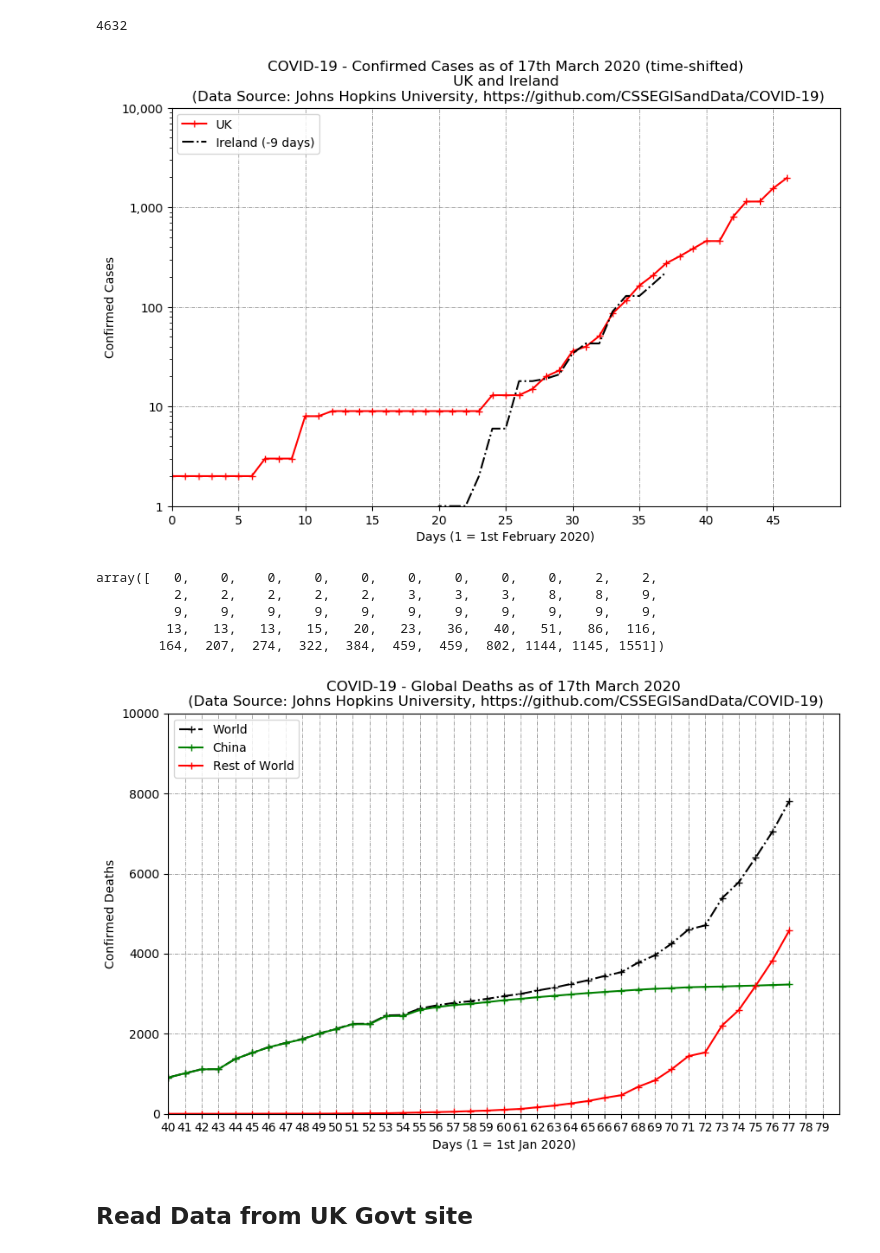
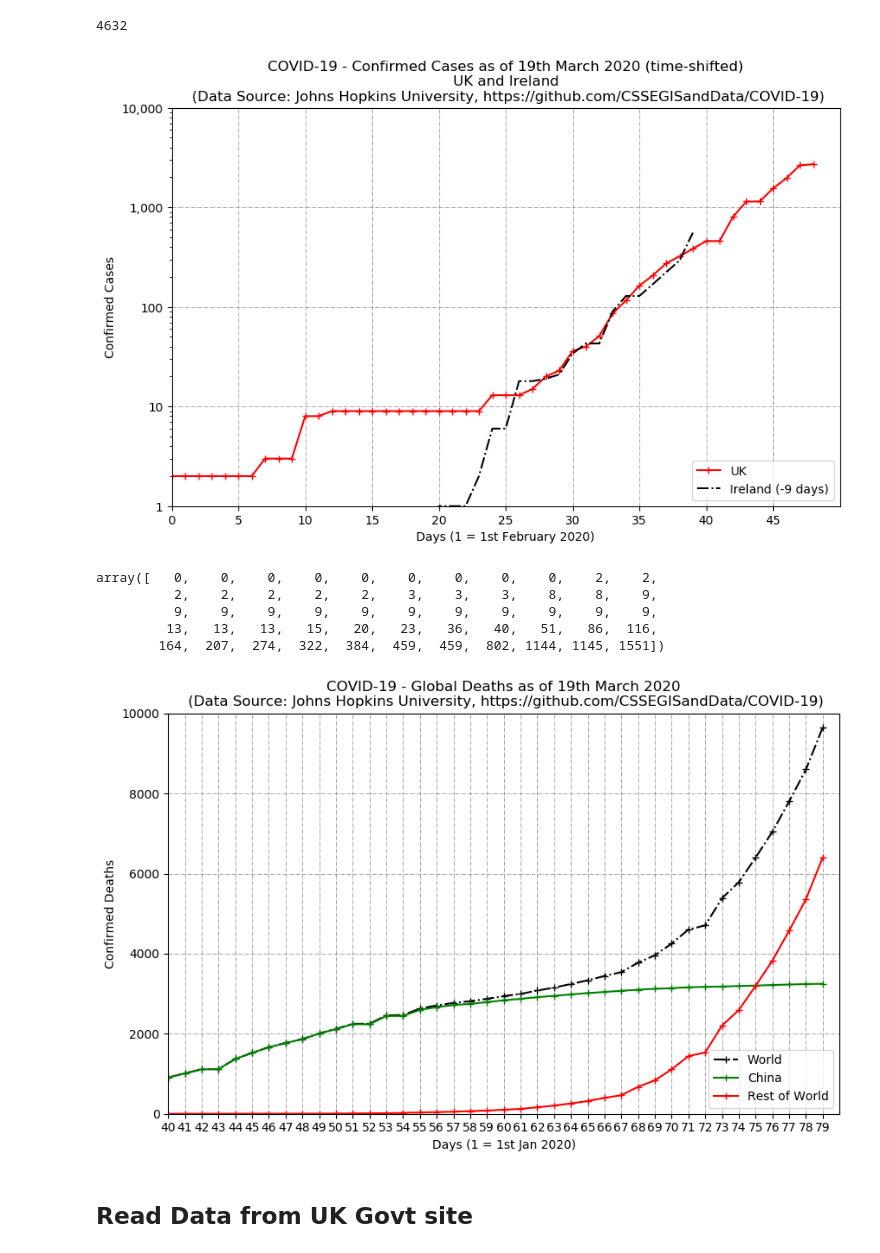
Before and after one commit to hywelowen/coronavirusgraphs, a Jupyter notebook: coronavirus.ipynb, the cells around one changed output. Cells and saved outputs as stored; diff of their text form; code cells hidden in the pictures.

```diff
--- a/coronavirus.ipynb
+++ b/coronavirus.ipynb
@@ -423,10 +423,10 @@ plt.xlabel('Days (1 = 1st February 2020)')
 plt.ylabel('Confirmed Cases')
 #plt.legend(['Italy (-12dy)','Germany (-4dy)','France (-4dy)','USA (-2dy)','S. Korea (-15dy)','China (-48dy)','Iran (-10dy)','India (+2dy)','United Kingdom'])
 plt.legend(['UK', 'Ireland (-9 days)'])
-plt.title('COVID-19 - Confirmed Cases as of 17th March 2020 (time-shifted)\nUK and Ireland\n (Data Source: Johns Hopkins University, https://github.com/CSSEGISandData/COVID-19)')
+plt.title('COVID-19 - Confirmed Cases as of 19th March 2020 (time-shifted)\nUK and Ireland\n (Data Source: Johns Hopkins University, https://github.com/CSSEGISandData/COVID-19)')
 plt.savefig("coronaviruscases_ukireland.png")
 # %% [output]
-[figure, old version]
+[figure, new version]
 # %%
 np.array(df_cases_uk)
 # %% [output]
@@ -449,35 +449,35 @@ plt.plot(covid_death_days,np.array(df_deaths_world)-np.array(df_deaths_china),'r
 #plt.plot(covid_death_days,df_deaths_india,'k-')
 #plt.plot(covid_death_days,df_deaths_spain,'k-')
 #plt.plot(covid_death_days,df_deaths_iran,'k-')
 #plt.plot(covid_death_days,df_deaths_switzerland,'k-')
 #plt.plot(covid_death_days,df_deaths_southafrica,'k-')
 #plt.plot(covid_death_days,df_deaths_czechrepublic,'k-')
 #plt.plot(covid_death_days,df_deaths_uk,'k-')
 #plt.plot(covid_death_days,df_deaths_australia,'k-')
 #plt.plot(covid_death_days,df_deaths_hongkong,'k-')
 #plt.plot(covid_death_days,df_deaths_sweden,'k-')
 #plt.plot(covid_death_days,df_deaths_japan,'k-')
 #plt.plot(covid_death_days,df_deaths_norway,'k-')
 #plt.plot(covid_death_days,df_deaths_belgium,'k-')
 
 plt.grid(linestyle='-.', linewidth='0.5', color='gray')
 #plt.yscale('log')
 #plt.ylim(1,1e3)
 #plt.xlim(1,31+29+31)
 #plt.xticks(np.arange(0,31+29+31,10))
 #plt.yticks([1,10,100,1000,10000],['1','10','100','1,000','10,000'])
 plt.ylim(0,10000)
 plt.xlim(40,80)
 plt.xticks(np.arange(40,80,1))
 #plt.yticks([500,600,700,800,1000,2000,3000,4000,5000,10000])
 plt.xlabel('Days (1 = 1st Jan 2020)')
 plt.ylabel('Confirmed Deaths')
 plt.legend(['World','China','Rest of World'])
 plt.rcParams["legend.loc"] = 'upper left'
-plt.title('COVID-19 - Global Deaths as of 17th March 2020\n (Data Source: Johns Hopkins University, https://github.com/CSSEGISandData/COVID-19)')
+plt.title('COVID-19 - Global Deaths as of 19th March 2020\n (Data Source: Johns Hopkins University, https://github.com/CSSEGISandData/COVID-19)')
 plt.savefig("coronavirusdeaths.png")
 # %% [output]
-[figure, old version]
+[figure, new version]
 # %% [markdown]
 ## Read Data from UK Govt site
 # %%
```
Also changed, not shown: parts of 11 cells of this notebook, 9 other files.
